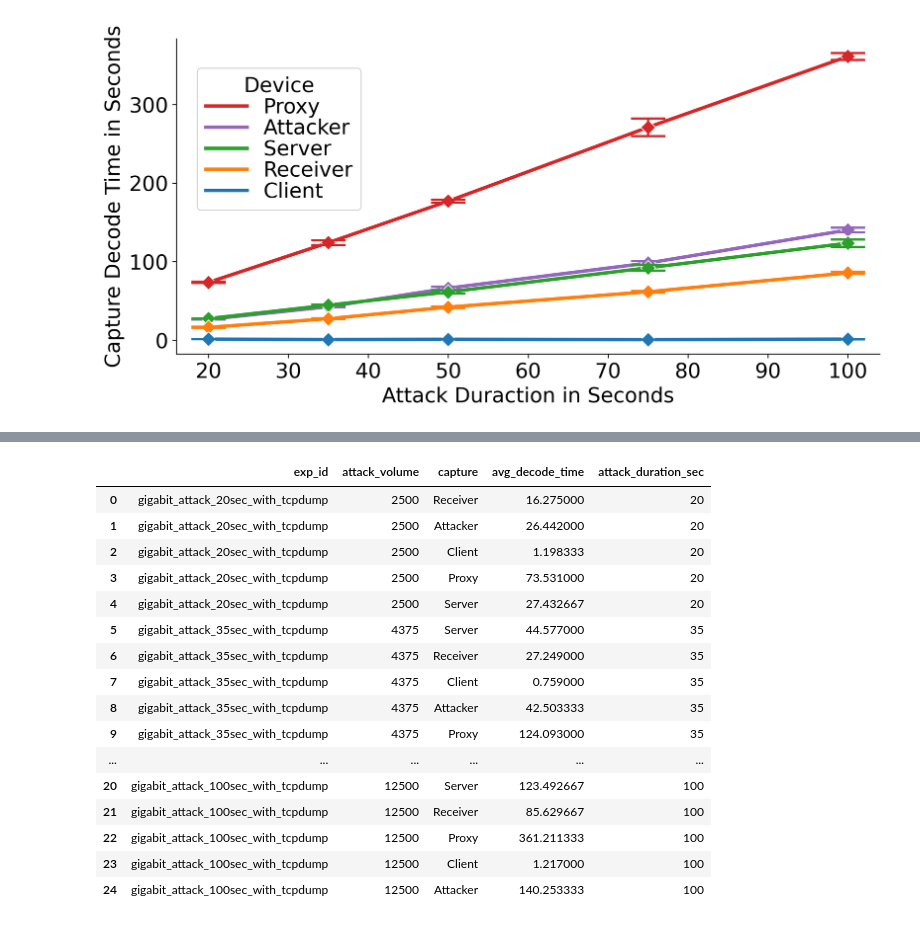
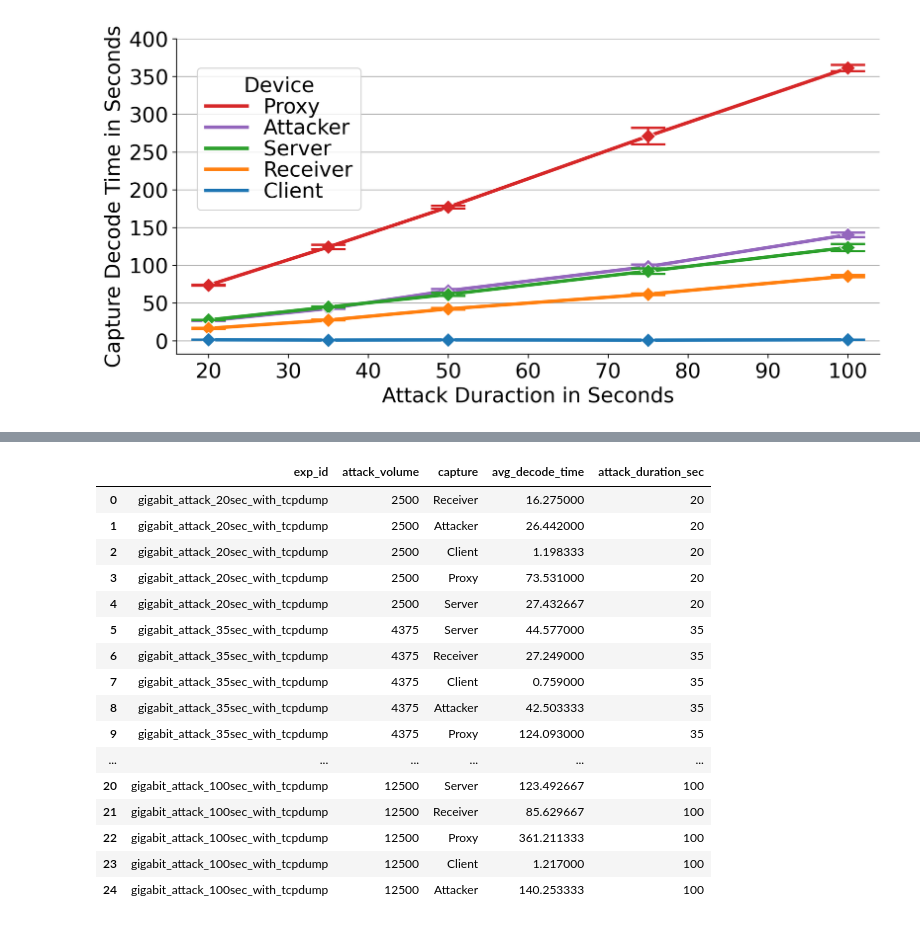
Before and after one commit to amirfarhat/cset-dos-flooding, a Jupyter notebook: notebooks/figure_generator.ipynb, the cells around one changed output, grey strips where cells are left out. Cells and saved outputs as stored; diff of their text form; code cells hidden in the pictures.

```diff
--- a/notebooks/figure_generator.ipynb
+++ b/notebooks/figure_generator.ipynb
@@ -1,5 +1,6 @@
 # %%
 import os
+import numpy as np
 import pandas as pd
 import polars as pl
 
@@ -13,10 +14,8 @@ plt.rcParams['font.size']        = '18'
 plt.rcParams['lines.linewidth']  = 3
 plt.rcParams['lines.markersize'] = 9
 
-CWD = os.getcwd()
-
 # If necessary, change these paths to your hardcoded paths.
-CSET_DATA_HOME_PATH = os.path.join(CWD, os.pardir)
+CSET_DATA_HOME_PATH = "/home/ubuntu/dos-californium/cset-dos-flooding"
 DATA_DIRECTORY_PATH = os.path.join(CSET_DATA_HOME_PATH, "data")
 
 # These paths depend on the correctness of the above base paths.
@@ -25,6 +24,7 @@ ZIPPED_PACKET_CAPTURE_SIZES_CSV_PATH   = os.path.join(DATA_DIRECTORY_PATH, "zipp
 GIGABIT_ATTACK_DECODE_TIMES_TEXT_PATH  = os.path.join(DATA_DIRECTORY_PATH, "gigabit_attack_decode_times.txt")
 CLOUD_DECODE_TIMES_TEXT_PATH           = os.path.join(DATA_DIRECTORY_PATH, "cloud_decode_times.txt")
 UNZIPPED_PACKET_CAPTURE_SIZES_CSV_PATH = os.path.join(DATA_DIRECTORY_PATH, "unzipped_packet_captures.csv")
+READ_QUERY_TIMES_CSV_PATH              = os.path.join(DATA_DIRECTORY_PATH, "multiclient_read_query_times.csv")
 # %%
 %%time
 
@@ -252,32 +258,39 @@ g = sns.relplot(
   palette={
     'Proxy': "tab:red",
     'Attacker': "tab:purple",
     'Server': "tab:green",
     'Receiver': "tab:orange",
     'Client': "tab:blue",
   },
   marker='D',
   height=5,
   aspect=2,
   err_kws={
     "elinewidth": 2,
     "capthick": 2,
     "capsize": 15,
   }
 )
 
-g.set(xlabel="Attack Duraction in Seconds", ylabel="Capture Decode Time in Seconds")
+g.set(
+  xlabel="Attack Duraction in Seconds",
+  ylabel="Capture Decode Time in Seconds",
+  yticks=np.arange(0,401,50),
+)
+
 sns.move_legend(
   g,
   "upper left",
   title="Device",
   frameon=True,
   labelspacing=0.05,
   bbox_to_anchor=(.125, .9),
   markerfirst=True,
 )
+
+plt.grid(True, axis="y")
 plt.show()
 
 grouped_decode_times_df
 # %% [output]
-[figure, old version]
+[figure, new version]
```
Also changed, not shown: parts of 4 cells of this notebook, 1 other file.
